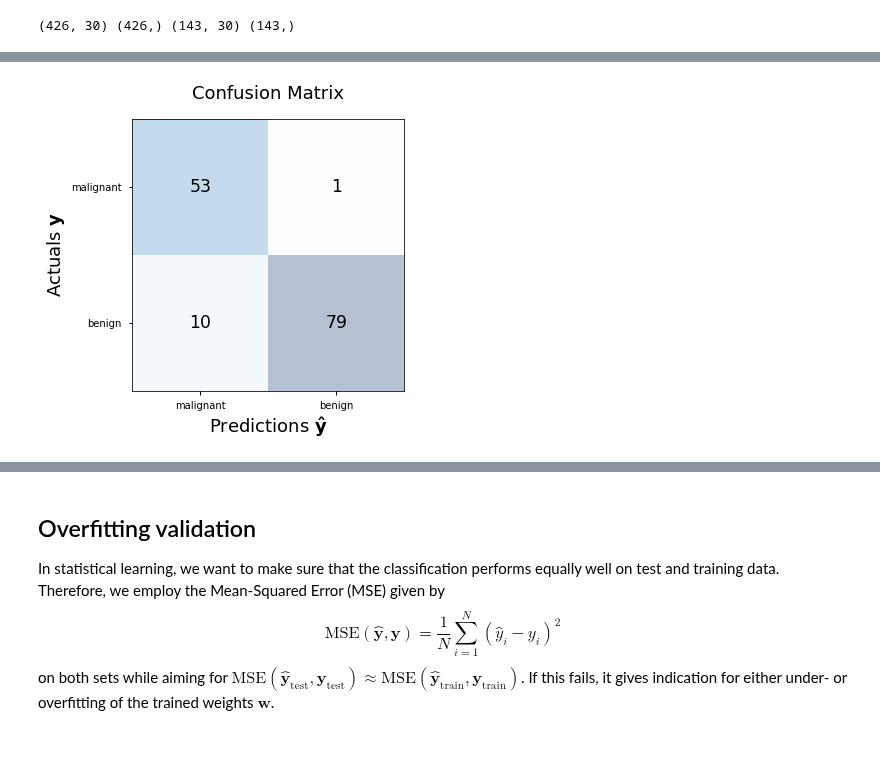
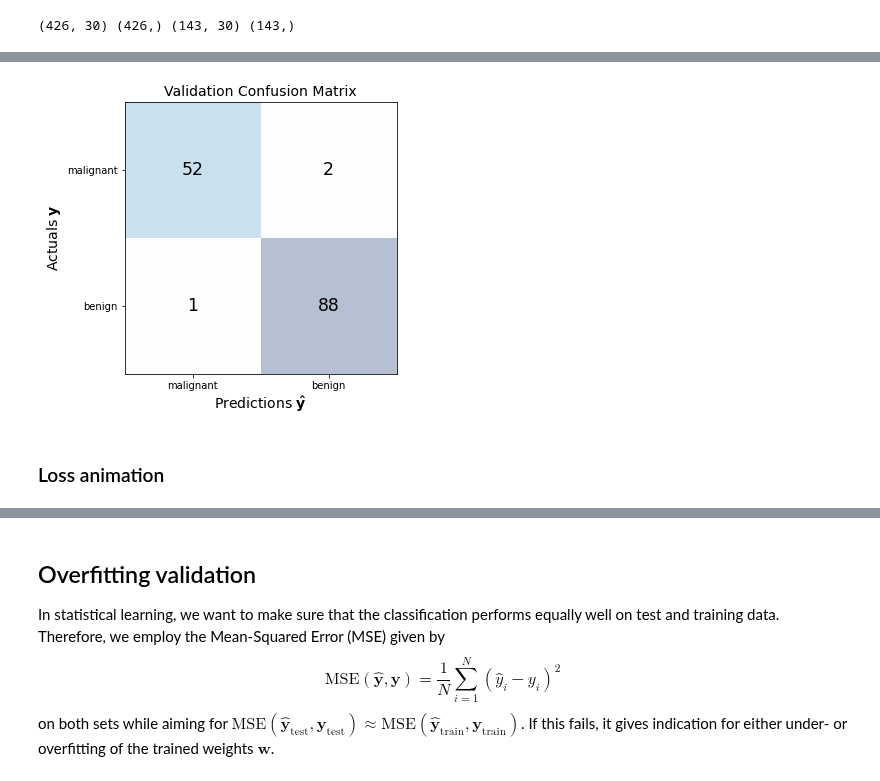
Before and after one commit to hahnec/optimizay, a Jupyter notebook: 06_stochastic_gradient.ipynb, the cells around one changed output, grey strips where cells are left out. Cells and saved outputs as stored; diff of their text form; code cells hidden in the pictures; blank space fills up the shorter version.

```diff
--- a/06_stochastic_gradient.ipynb
+++ b/06_stochastic_gradient.ipynb
@@ -174,0 +178,2 @@ for epoch in range(epochs+1):
+# %%
+sigmoid = lambda y: 1.0 / (1 + np.exp(-y))
@@ -175 +192,34 @@ for epoch in range(epochs+1):
+# %%
+# threshold estimation
+from sklearn.metrics import roc_curve, auc
+fpr, tpr, thresholds = roc_curve(train_y, np.dot(train_X, w))
+tau = thresholds[np.argmax(tpr - fpr)]
+
+# compute predictions from test set
+pred_y = (sigmoid(np.dot(val_X, w)) >= tau).astype('uint8')
+# %%
+# compose confusion matrix
+from sklearn.metrics import confusion_matrix
+conf_mat = confusion_matrix(y_true=val_y, y_pred=pred_y)
+
+# print confusion matrix
+fig, ax2 = plt.subplots(1, 1, figsize=(15,5))
+ax2.matshow(conf_mat, cmap=plt.cm.Blues, alpha=0.3)
+for i in range(conf_mat.shape[0]):
+    for j in range(conf_mat.shape[1]):
+        ax2.text(x=j, y=i, s=conf_mat[i, j], va='center', ha='center', size='xx-large')
+
+ax2.set_title('Validation Confusion Matrix', fontsize=14)
+ax2.set_xlabel('Predictions $\mathbf{\hat{y}}$', fontsize=14)
+ax2.set_ylabel('Actuals $\mathbf{y}$', fontsize=14)
+ax2.set_yticks([0, 1])
+ax2.set_xticks([0, 1])
+ax2.set_yticklabels(class_labels)
+ax2.set_xticklabels(class_labels)
+ax2.tick_params(top=False, bottom=True, labeltop=False, labelbottom=True)
+plt.show()
+# %% [output]
+[figure, added]
+# %% [markdown]
+### Loss animation
 # %%
@@ -205,27 +253,3 @@ if False:
-# %%
-# compute predictions from test set
-pred_y = np.round(sigmoid_activation(np.dot(test_X, w))).astype('uint8')
-
-# compose confusion matrix
-from sklearn.metrics import confusion_matrix
-conf_mat = confusion_matrix(y_true=test_y, y_pred=pred_y)
-
-# print confusion matrix using matplotlib
-fig, ax = plt.subplots(figsize=(5, 5))
-ax.matshow(conf_mat, cmap=plt.cm.Blues, alpha=0.3)
-for i in range(conf_mat.shape[0]):
-    for j in range(conf_mat.shape[1]):
-        ax.text(x=j, y=i, s=conf_mat[i, j], va='center', ha='center', size='xx-large')
-
-plt.title('Confusion Matrix', fontsize=18)
-plt.xlabel('Predictions $\mathbf{\hat{y}}$', fontsize=18)
-plt.ylabel('Actuals $\mathbf{y}$', fontsize=18)
-plt.xticks([0, 1], class_labels)
-plt.yticks([0, 1], class_labels)
-plt.tick_params(top=False, bottom=True, labeltop=False, labelbottom=True)
-plt.show()
-# %% [output]
-[figure, removed]
 # %%
 # TP/(TP+FP)
 precision = lambda conf_mat: conf_mat[0, 0]/(conf_mat[0, 0]+conf_mat[1, 0]) * 100
```
Also changed, not shown: parts of 17 cells of this notebook, 1 other file.
